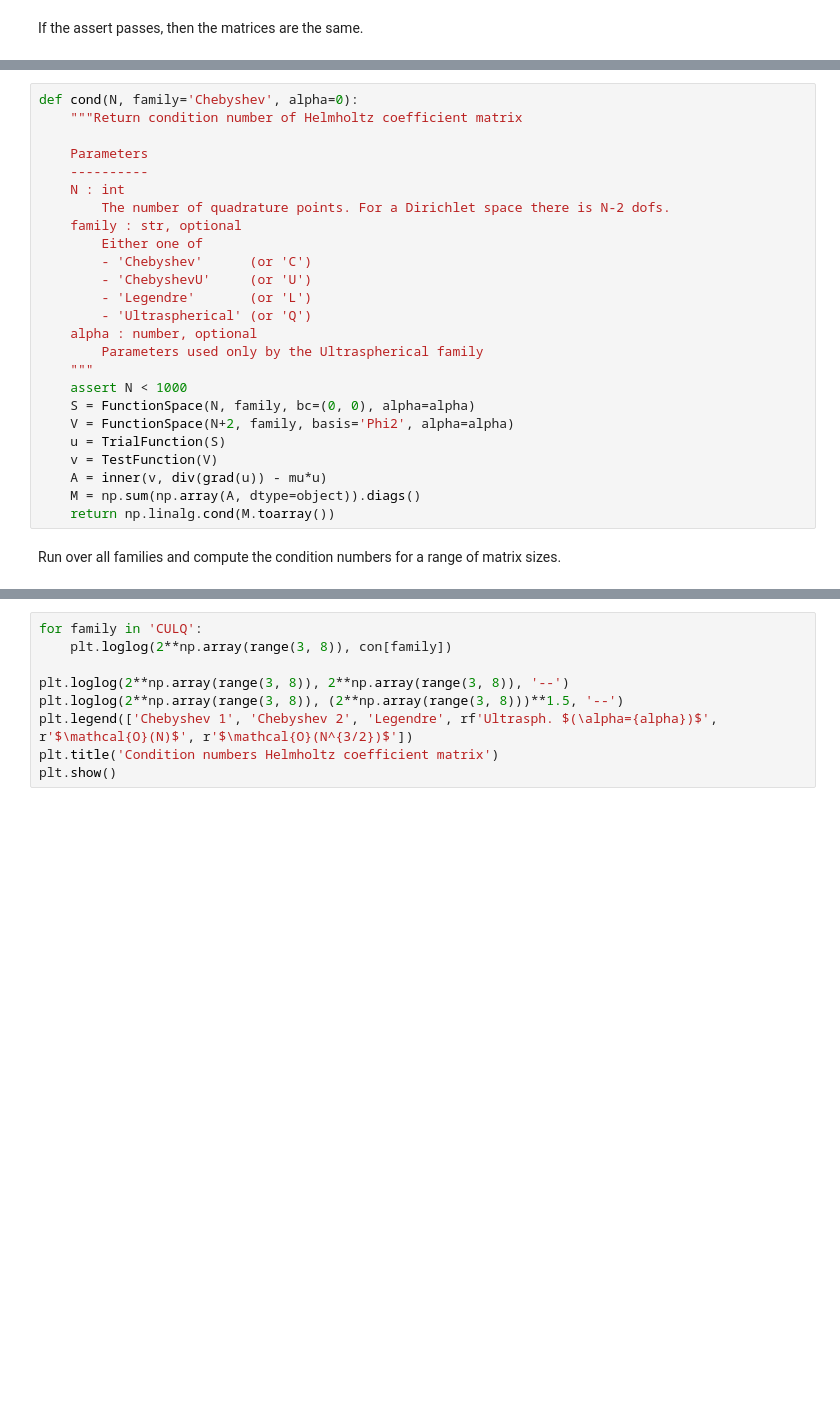
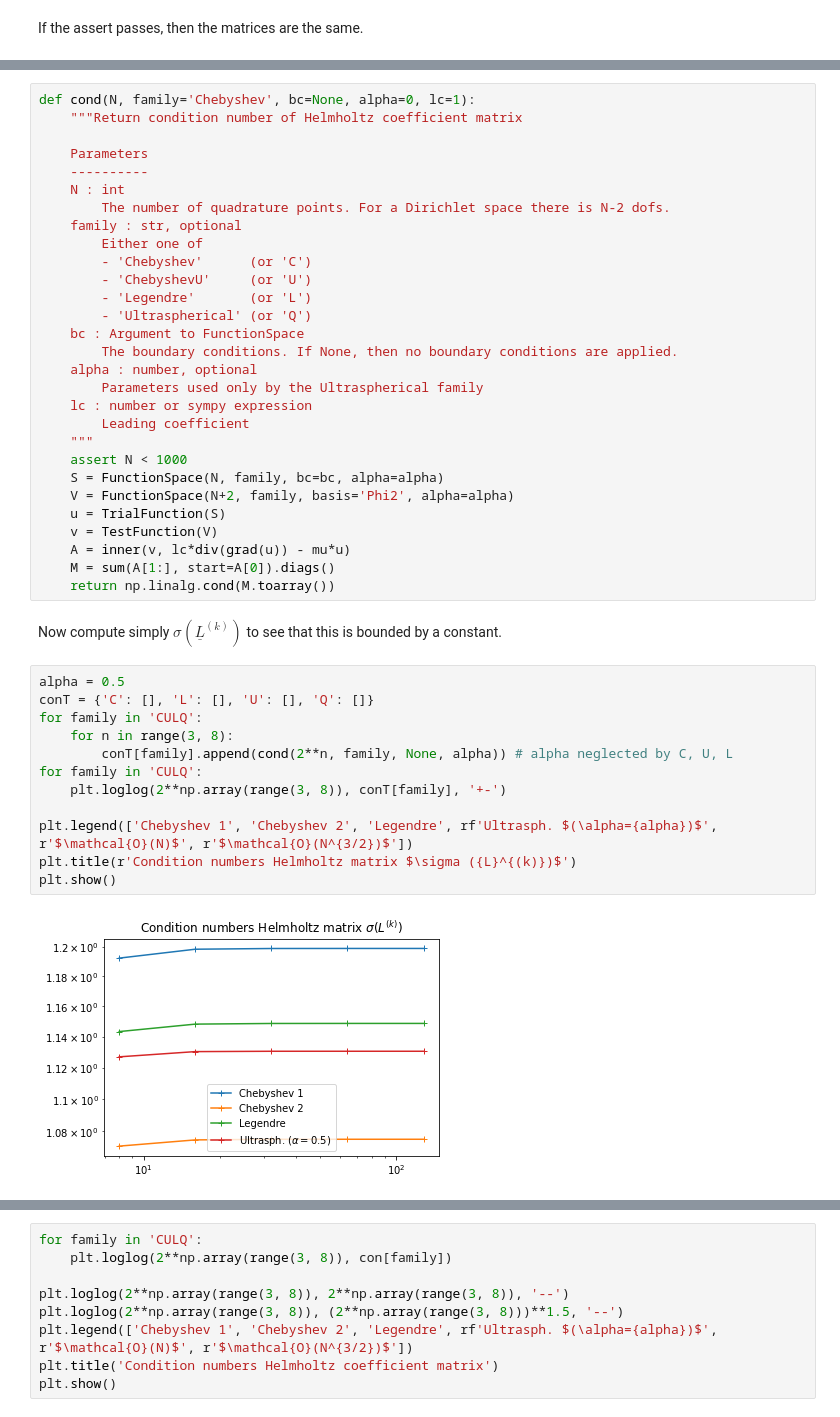
Before and after one commit to spectralDNS/PG-paper-2022, a Jupyter notebook: binder/Section-4.3.2.ipynb, the cells around one changed output, grey strips where cells are left out. Saved outputs shown, nothing was run; the diff lists cells and outputs as text; blank space fills up the shorter version.

```diff
--- a/binder/Section-4.3.2.ipynb
+++ b/binder/Section-4.3.2.ipynb
@@ -124,5 +140,5 @@ Check the condition number of the coefficient matrix. Use a relatively low numbe
 # %%
-def cond(N, family='Chebyshev', alpha=0):
+def cond(N, family='Chebyshev', bc=None, alpha=0, lc=1):
     """Return condition number of Helmholtz coefficient matrix
 
     Parameters
@@ -135,16 +151,34 @@ def cond(N, family='Chebyshev', alpha=0):
         - 'ChebyshevU'     (or 'U')
         - 'Legendre'       (or 'L')
         - 'Ultraspherical' (or 'Q')
+    bc : Argument to FunctionSpace
+        The boundary conditions. If None, then no boundary conditions are applied.
     alpha : number, optional
         Parameters used only by the Ultraspherical family
+    lc : number or sympy expression
+        Leading coefficient
     """
     assert N < 1000
-    S = FunctionSpace(N, family, bc=(0, 0), alpha=alpha)
+    S = FunctionSpace(N, family, bc=bc, alpha=alpha)
     V = FunctionSpace(N+2, family, basis='Phi2', alpha=alpha)
     u = TrialFunction(S)
     v = TestFunction(V)
-    A = inner(v, div(grad(u)) - mu*u)
-    M = np.sum(np.array(A, dtype=object)).diags()
+    A = inner(v, lc*div(grad(u)) - mu*u)
+    M = sum(A[1:], start=A[0]).diags()
     return np.linalg.cond(M.toarray())
 # %% [markdown]
-Run over all families and compute the condition numbers for a range of matrix sizes.
+Now compute simply $\sigma(\underline{L}^{(k)})$ to see that this is bounded by a constant.
+# %%
+alpha = 0.5
+conT = {'C': [], 'L': [], 'U': [], 'Q': []}
+for family in 'CULQ':
+    for n in range(3, 8):
+        conT[family].append(cond(2**n, family, None, alpha)) # alpha neglected by C, U, L
+for family in 'CULQ':
+    plt.loglog(2**np.array(range(3, 8)), conT[family], '+-')
+
+plt.legend(['Chebyshev 1', 'Chebyshev 2', 'Legendre', rf'Ultrasph. $(\alpha={alpha})$', r'$\mathcal{O}(N)$', r'$\mathcal{O}(N^{3/2})$'])
+plt.title(r'Condition numbers Helmholtz matrix $\sigma ({L}^{(k)})$')
+plt.show()
+# %% [output]
+[figure, added]
```
Also changed, not shown: parts of 7 cells of this notebook, 1 other file.
